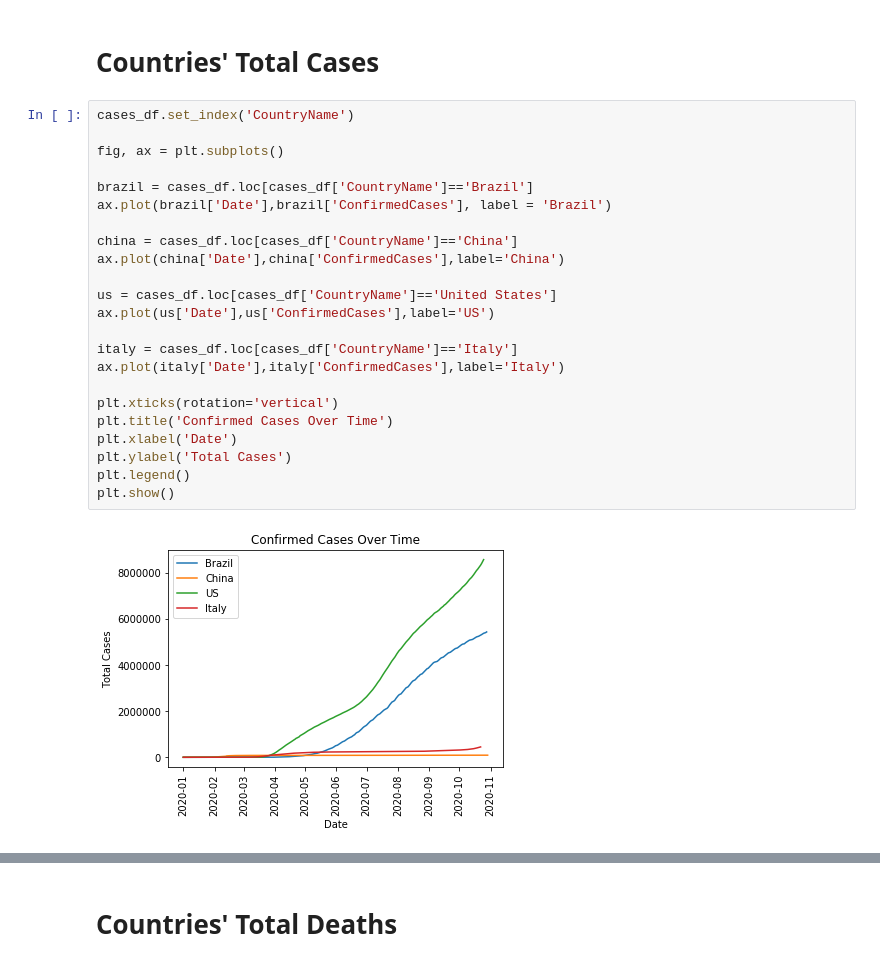
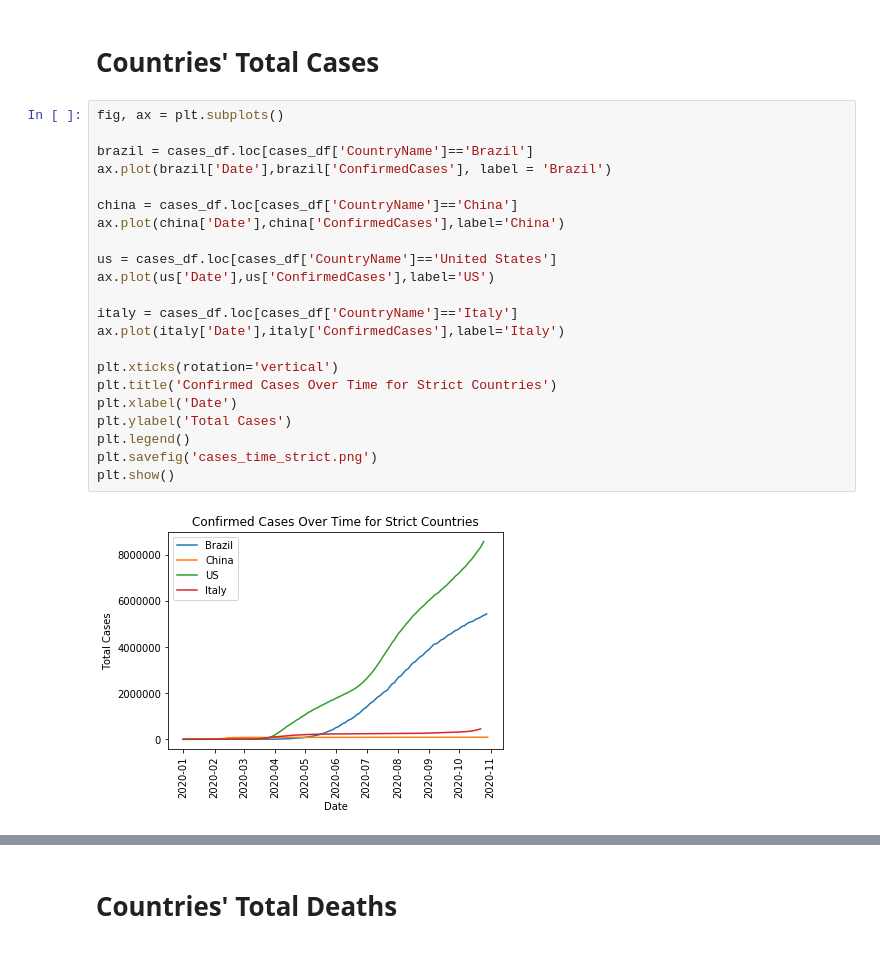
Before and after one commit to rejane-b/Project_1, a Jupyter notebook: Daily_Cases_Total_Cases.ipynb, the cells around one changed output, grey strips where cells are left out. Drawn from its saved outputs; the diff is of its cells as text.

Commit message:
Created Figures Folder
Contains all figures pertaining to Main Hypothesis.

```diff
--- a/Daily_Cases_Total_Cases.ipynb
+++ b/Daily_Cases_Total_Cases.ipynb
@@ -52,30 +38,29 @@ dtype: object
 # %% [markdown]
 # Countries' Total Cases
 # %%
-cases_df.set_index('CountryName')
-
 fig, ax = plt.subplots()
 
 brazil = cases_df.loc[cases_df['CountryName']=='Brazil']
 ax.plot(brazil['Date'],brazil['ConfirmedCases'], label = 'Brazil')
 
 china = cases_df.loc[cases_df['CountryName']=='China']
 ax.plot(china['Date'],china['ConfirmedCases'],label='China')
 
 us = cases_df.loc[cases_df['CountryName']=='United States']
 ax.plot(us['Date'],us['ConfirmedCases'],label='US')
 
 italy = cases_df.loc[cases_df['CountryName']=='Italy']
 ax.plot(italy['Date'],italy['ConfirmedCases'],label='Italy')
 
 plt.xticks(rotation='vertical')
-plt.title('Confirmed Cases Over Time')
+plt.title('Confirmed Cases Over Time for Strict Countries')
 plt.xlabel('Date')
 plt.ylabel('Total Cases')
 plt.legend()
+plt.savefig('cases_time_strict.png')
 plt.show()
 # %% [output]
-[figure, old version]
+[figure, new version]
 # %%
 fig, ax = plt.subplots()
 
```
Also changed, not shown: parts of 13 cells of this notebook, 6 other files.
